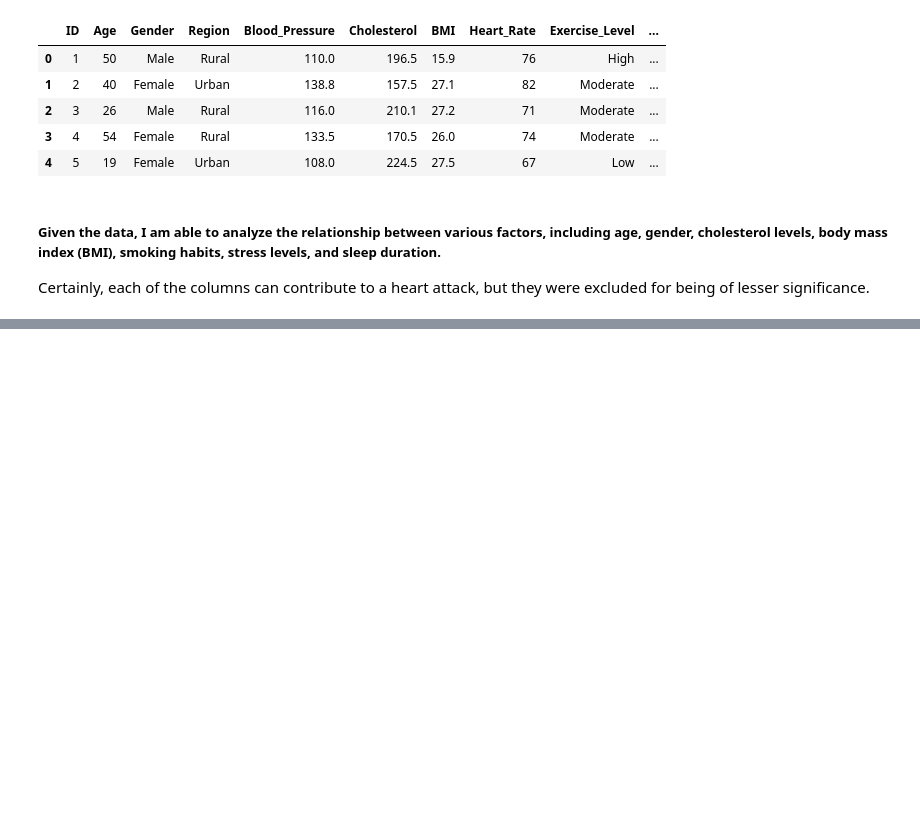
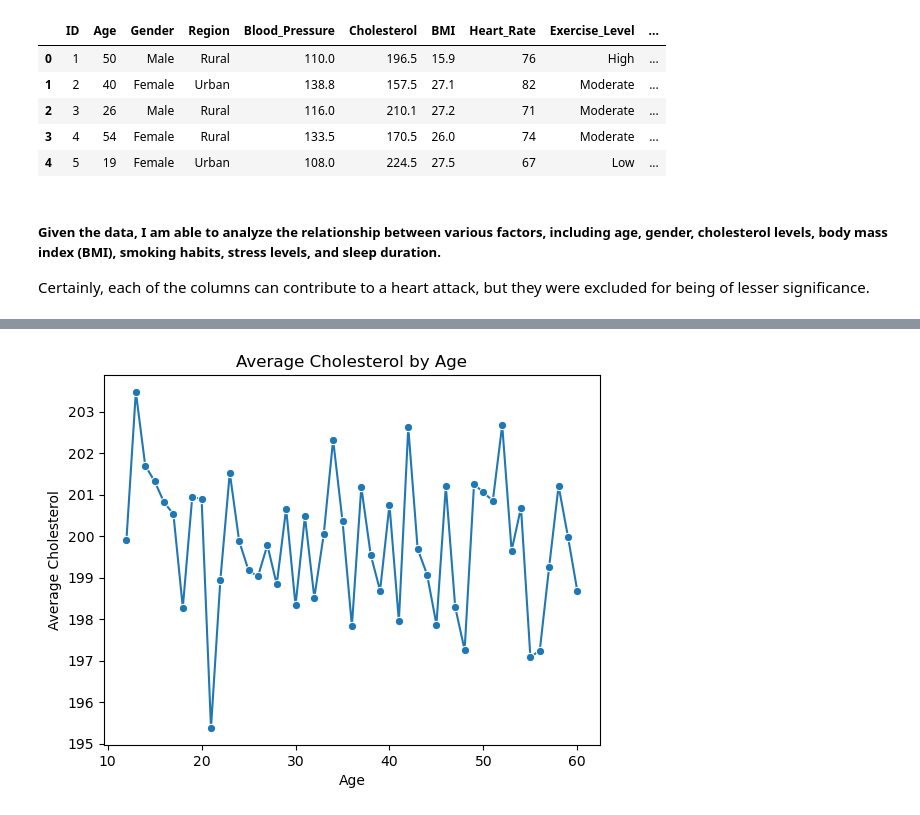
Before and after one commit to GiwonLee1999/Data-wrangling-ETL-Analysis-ML-DL, a Jupyter notebook: Data Wrangling/ETL test01/ETL_heart_attack_russia.ipynb, the cells around one changed output, grey strips where cells are left out. Saved outputs shown, nothing was run; the diff lists cells and outputs as text; code cells hidden in the pictures; blank space fills up the shorter version.

```diff
--- a/Data Wrangling/ETL test01/ETL_heart_attack_russia.ipynb
+++ b/Data Wrangling/ETL test01/ETL_heart_attack_russia.ipynb
@@ -103,0 +123,15 @@ sns.boxplot(x='Age', y='Sleep_Hours', data=sample_data)
+# %%
+# This average_cholesterol variable is used to calculate the average Cholesterol levels for each age group
+average_cholesterol = sample_data.groupby('Age')['Cholesterol'].mean().reset_index()
+
+bins = [10, 30, 40, 50, 60, 70, 80, 100]
+labels = ['10-30', '31-40', '41-50', '51-60', '61-70', '71-80', '81+']
+sample_data['age_group'] = pd.cut(sample_data['Age'], bins=bins, labels=labels)
+
+sns.lineplot(x='Age', y='Cholesterol', data=average_cholesterol, marker='o')
+plt.title('Average Cholesterol by Age')
+plt.xlabel('Age')
+plt.ylabel('Average Cholesterol')
+plt.show()
+# %% [output]
+[figure, added]
```
Also changed, not shown: parts of 3 cells of this notebook.
